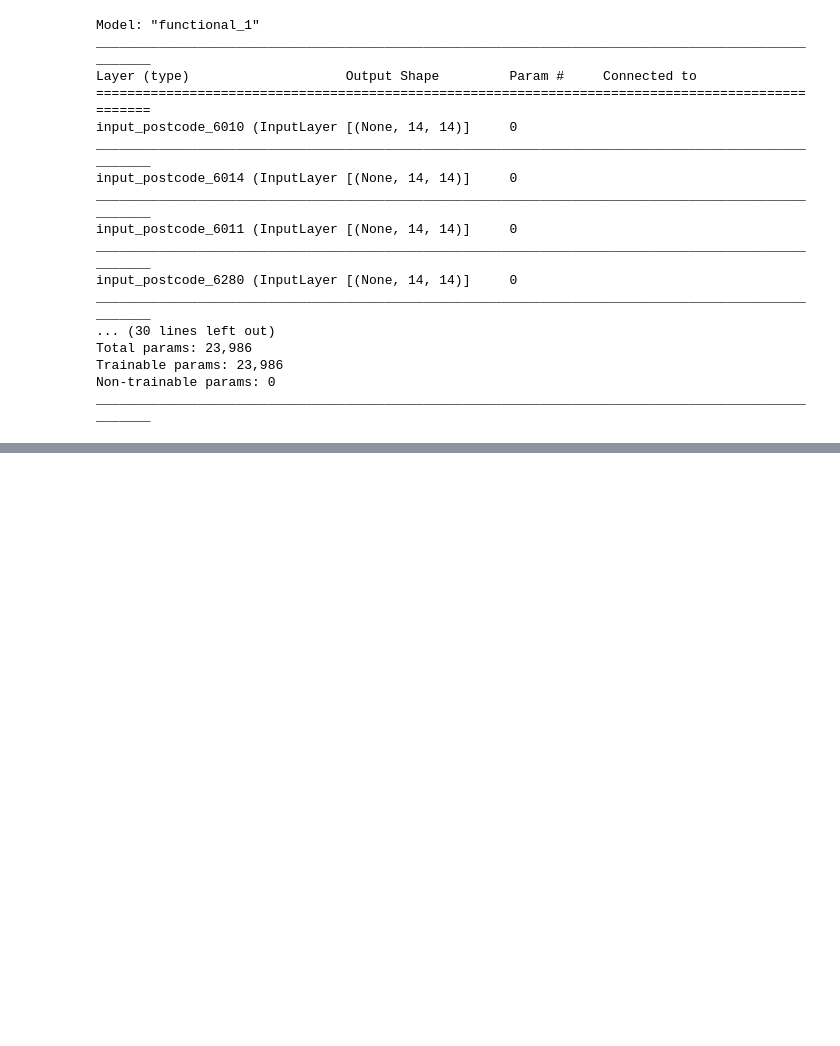
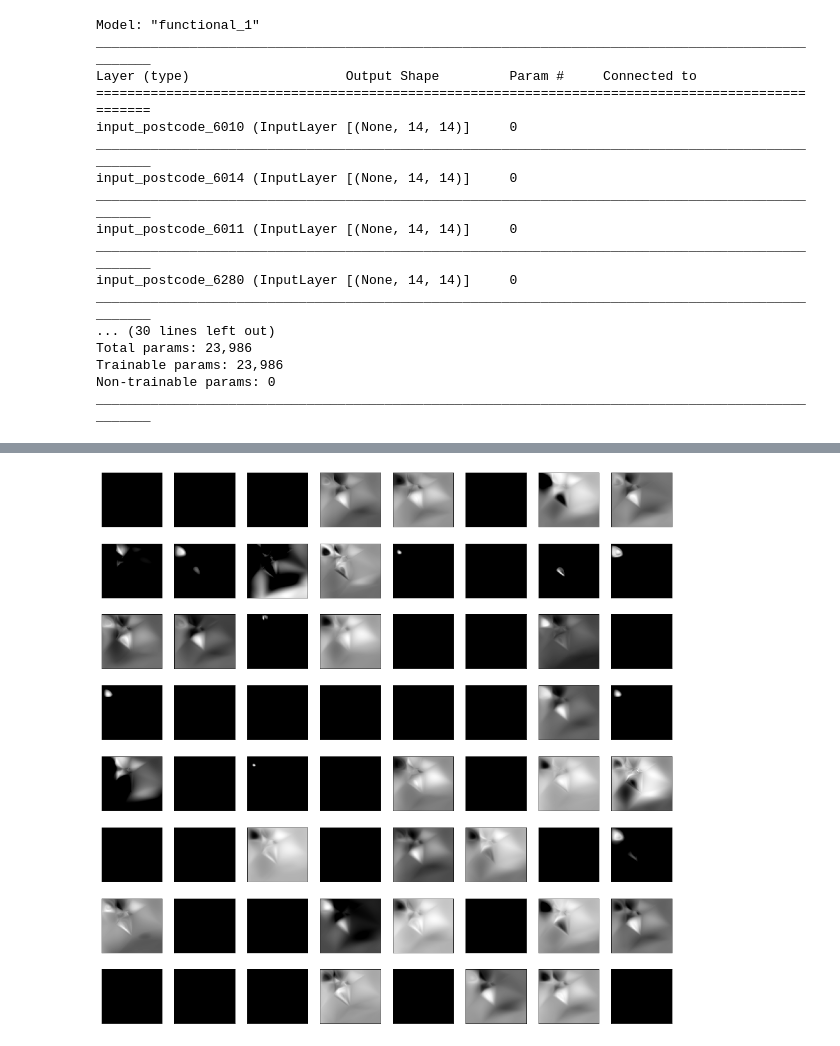
Before and after one commit to ManeeshaPerera/HTCNN-Forecasting, a Jupyter notebook: old_notebooks/visualise-conv-features.ipynb, the cells around one changed output, grey strips where cells are left out. Cells and saved outputs as stored; diff of their text form; code cells hidden in the pictures; blank space fills up the shorter version.

```diff
--- a/old_notebooks/visualise-conv-features.ipynb
+++ b/old_notebooks/visualise-conv-features.ipynb
@@ -306,0 +383,20 @@ ________________________________________________________________________________
+# %%
+from matplotlib import pyplot
+# plot all 64 maps in an 8x8 squares
+square = 8
+ix = 1
+fig = pyplot.figure(figsize=(20, 20))
+for _ in range(square):
+    for _ in range(square):
+        # specify subplot and turn of axis
+        ax = fig.add_subplot(square, square, ix)
+        ax.set_xticks([])
+        ax.set_yticks([])
+        # plot filter channel in grayscale
+        pyplot.imshow(feature_maps[0, :, :, ix-1], cmap='gray')
+        ix += 1
+
+# show the figure
+pyplot.show()
+# %% [output]
+[figure, added]
```
Also changed, not shown: parts of 12 cells of this notebook, 2 other files.
